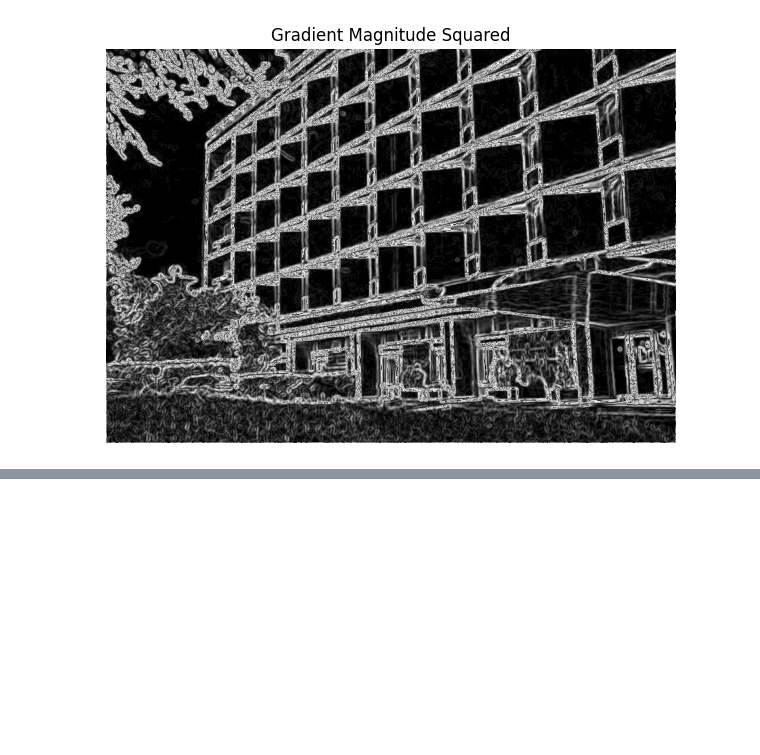
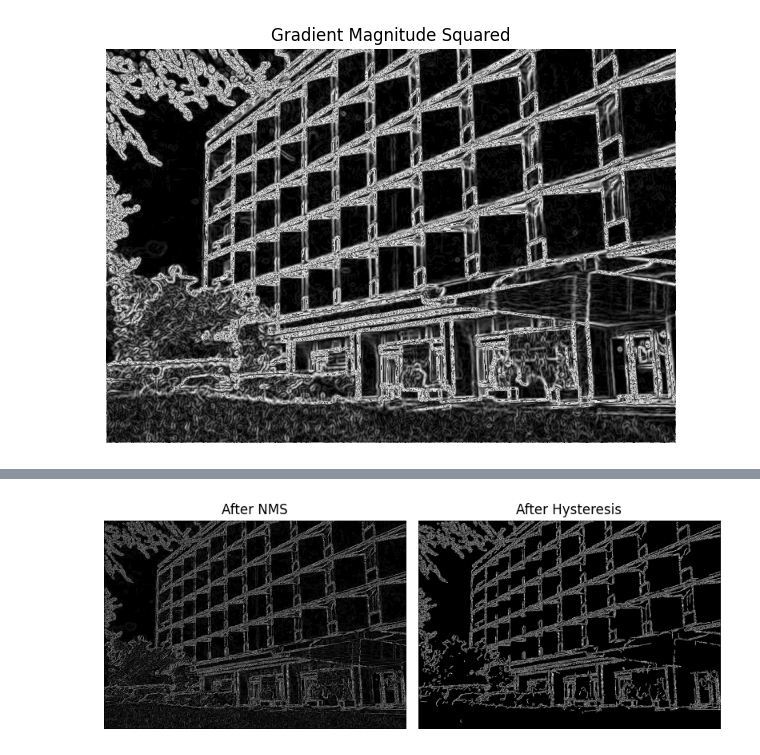
Before and after one commit to aryanj112/computer-vision, a Jupyter notebook: notebooks/canny-edge-detection.ipynb, the cells around one changed output, grey strips where cells are left out. Cells and saved outputs as stored; diff of their text form; code cells hidden in the pictures; blank space fills up the shorter version.

```diff
--- a/notebooks/canny-edge-detection.ipynb
+++ b/notebooks/canny-edge-detection.ipynb
@@ -279,0 +353,45 @@ plt.show()
+# %%
+# we will now move into the final part of this algorithm: hysteresis thresholding
+
+# abitrary values for these (except the strong)
+high_thresh = 0.675 * nms.max()
+low_thresh = 0.2 * nms.max()
+
+strong = 255
+weak = 125
+
+res = np.zeros_like(nms,dtype = np.uint8)
+
+strong_y, strong_x = np.where(nms >= high_thresh)
+weak_y, weak_x = np.where((nms < high_thresh)& (nms >= low_thresh))
+res[strong_y, strong_x] = strong
+res[weak_y, weak_x] = weak
+
+# Now we do the 8-neighbor check
+H, W = res.shape
+for y in range(1,H-1):
+    for x in range(1,W-1):
+        if res[y,x] == weak:
+            if (res[y-1,x] == strong or res[y+1,x] == strong or res[y,x-1] == strong or res[y,x+1] == strong or
+                res[y-1,x-1] == strong or res[y-1,x+1] == strong or res[y+1,x-1] == strong or res[y+1,x+1] == strong):
+                res[y,x] = strong
+            else:
+                res[y,x] = 0
+# %%
+plt.figure(figsize=(8,4))
+
+plt.subplot(1,2,1)
+plt.imshow(nms, cmap="gray")
+plt.title("After NMS")
+plt.axis("off")
+
+plt.subplot(1,2,2)
+plt.imshow(res, cmap="gray")
+plt.title("After Hysteresis")
+plt.axis("off")
+
+plt.tight_layout()
+plt.savefig("../outputs/canny-edge-detection/post_hysteresis.png", bbox_inches="tight")
+plt.show()
+# %% [output]
+[figure, added]
```
Also changed, not shown: parts of 7 cells of this notebook, 6 other files.
